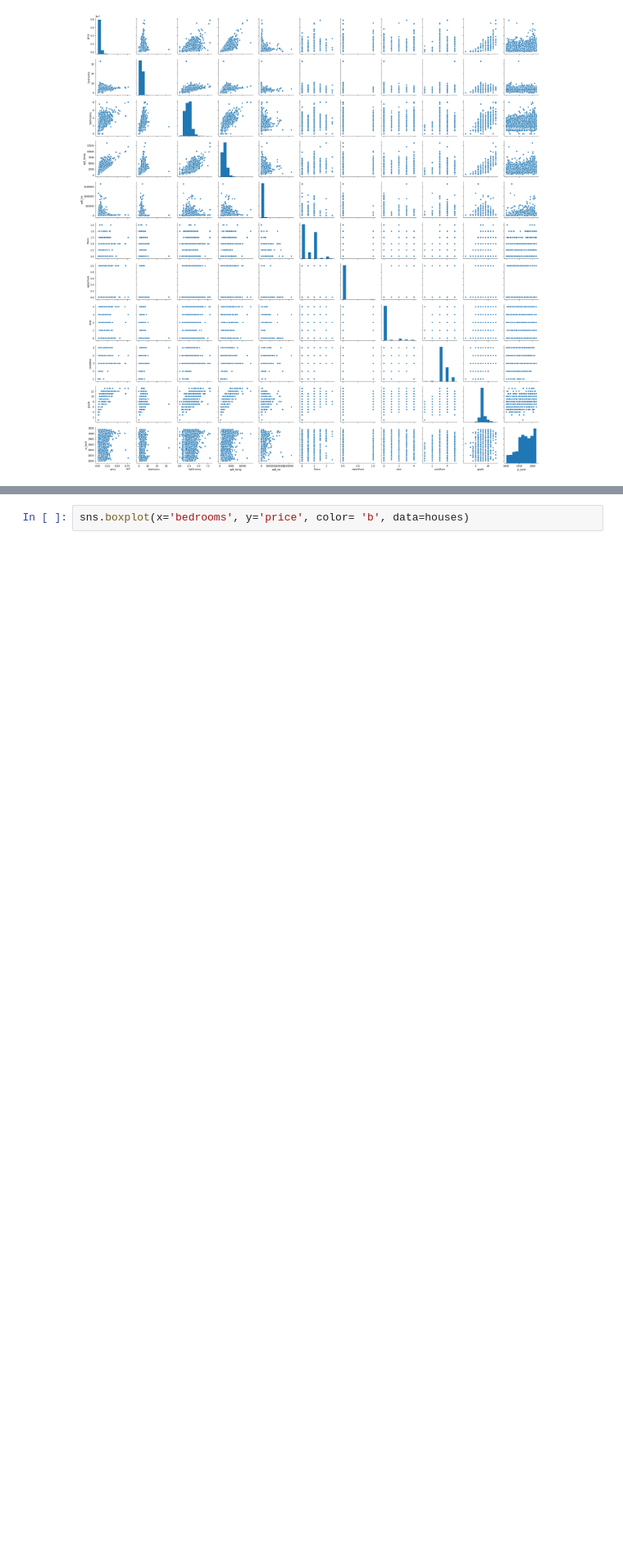
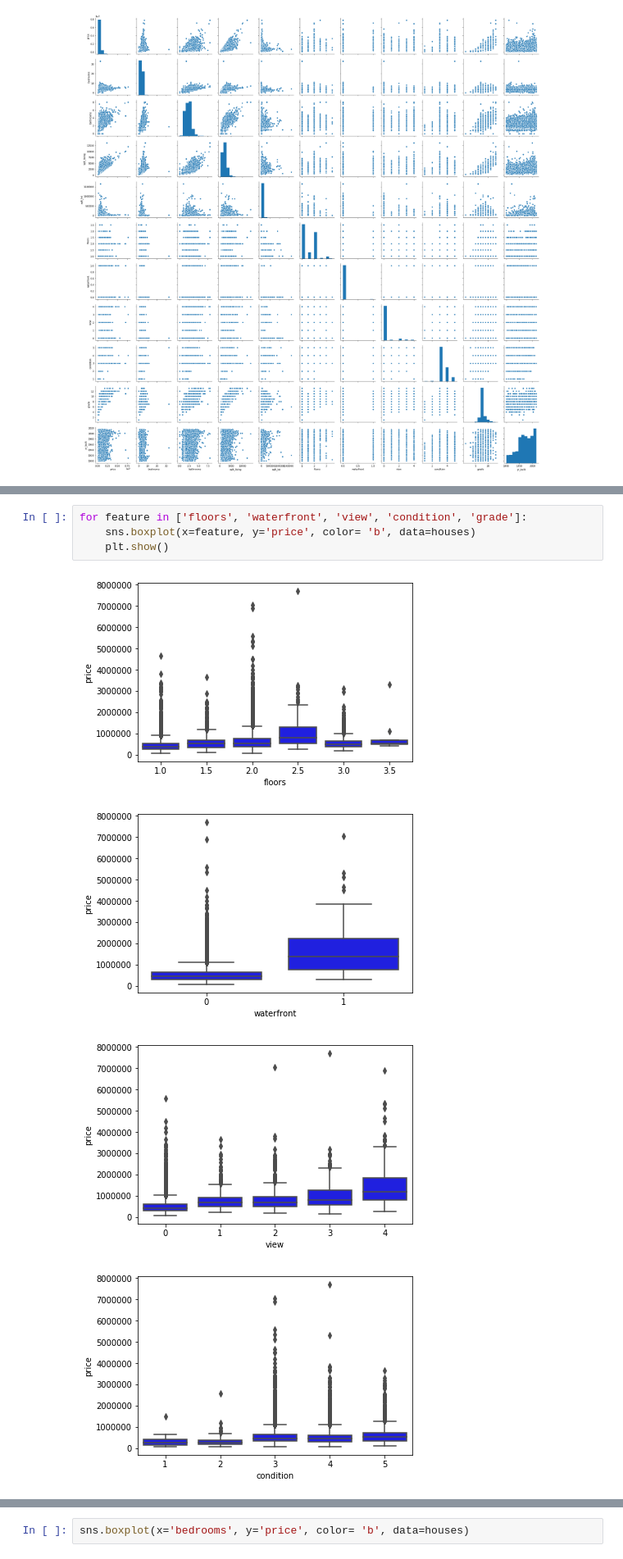
Before and after one commit to katelynrwalker/housing-prices, a Jupyter notebook: housing-prices-model.ipynb, the cells around one changed output, grey strips where cells are left out. Shown at 82% size. Drawn from its saved outputs; the diff is of its cells as text; blank space fills up the shorter version.

```diff
--- a/housing-prices-model.ipynb
+++ b/housing-prices-model.ipynb
@@ -46,0 +91,9 @@ sns.pairplot(houses[['price', 'bedrooms', 'bathrooms', 'sqft_living',
+# %%
+for feature in ['floors', 'waterfront', 'view', 'condition', 'grade']:
+    sns.boxplot(x=feature, y='price', color= 'b', data=houses)
+    plt.show()
+# %% [output]
+[figure, added]
+[figure, added]
+[figure, added]
+[figure, added]
```
Also changed, not shown: parts of 39 cells of this notebook.
